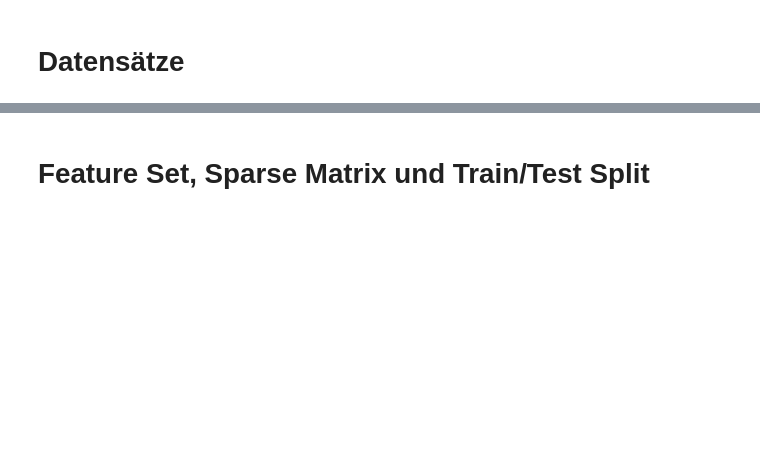
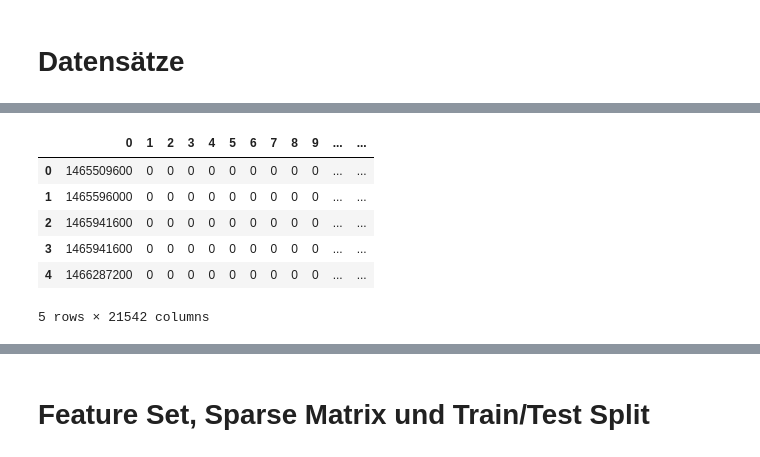
Before and after one commit to nobYsDarling/appliedDataScienceAndMachineLearning, a Jupyter notebook: FIFAWM2018Prediction.ipynb, the cells around one changed output, grey strips where cells are left out. Saved outputs shown, nothing was run; the diff lists cells and outputs as text; code cells hidden in the pictures; blank space fills up the shorter version.

```diff
--- a/FIFAWM2018Prediction.ipynb
+++ b/FIFAWM2018Prediction.ipynb
@@ -50,2 +146,12 @@ LineUp alle Spieler gegen alle Spieler (1: nimmt teil, 0: nimmt nicht teil)
 # %%
+types = {k: np.int32 for k in range(21546)}
 fifa_complex = pd.read_csv("data/data_complex_train.csv", encoding='utf8', dtype=types, index_col=None, header=None)
+fifa_complex.head()
+# %% [output]
+|  | 0 | 1 | 2 | 3 | 4 | 5 | 6 | 7 | 8 | 9 | ... | ... |
+| 0 | 1465509600 | 0 | 0 | 0 | 0 | 0 | 0 | 0 | 0 | 0 | ... | ... |
+| 1 | 1465596000 | 0 | 0 | 0 | 0 | 0 | 0 | 0 | 0 | 0 | ... | ... |
+| 2 | 1465941600 | 0 | 0 | 0 | 0 | 0 | 0 | 0 | 0 | 0 | ... | ... |
+| 3 | 1465941600 | 0 | 0 | 0 | 0 | 0 | 0 | 0 | 0 | 0 | ... | ... |
+| 4 | 1466287200 | 0 | 0 | 0 | 0 | 0 | 0 | 0 | 0 | 0 | ... | ... |
+5 rows × 21542 columns
```
Also changed, not shown: parts of 62 cells of this notebook, 8 other files.
